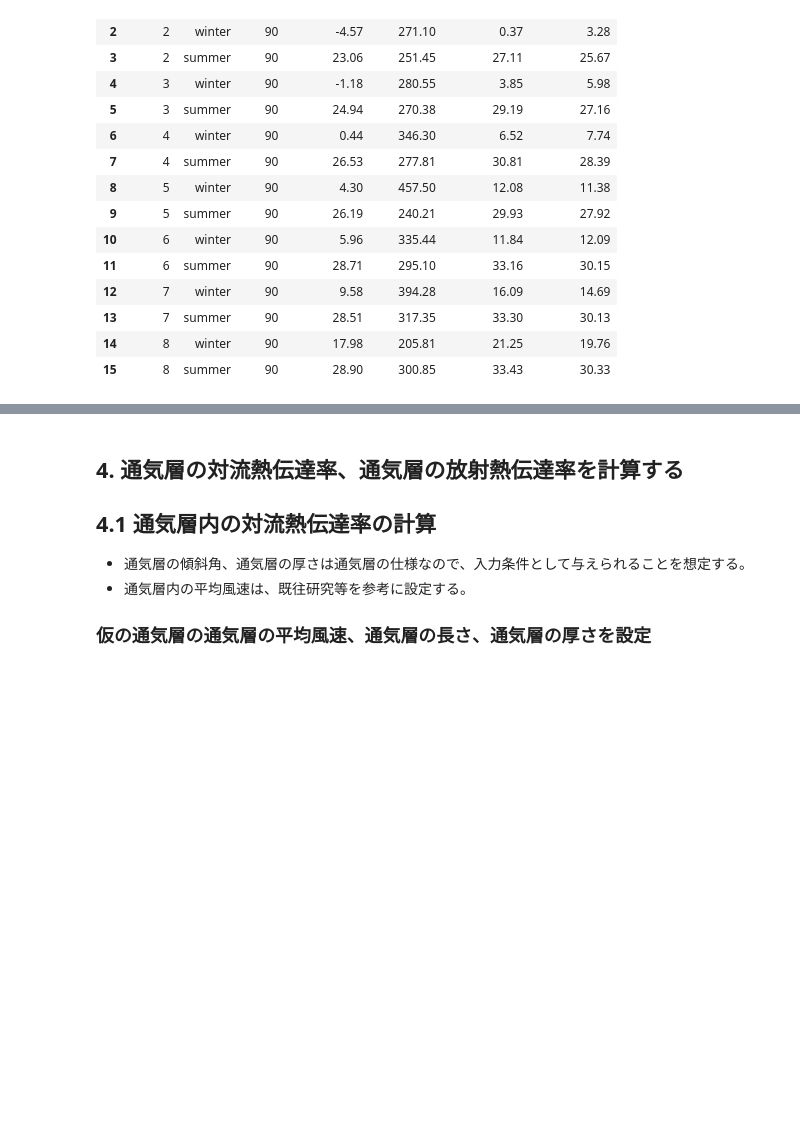
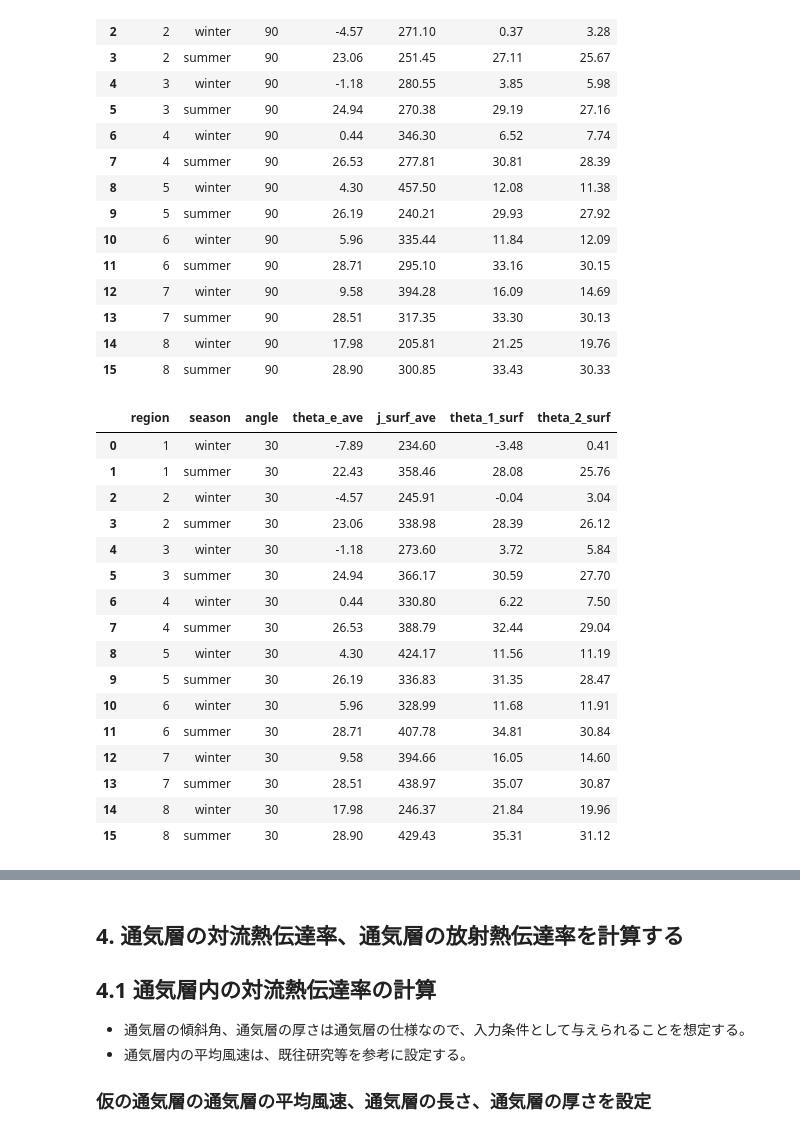
Before and after one commit to BRI-EES-House/03_ventilation_layer, a Jupyter notebook: ventilation_wall_boundary_condition.ipynb, the cells around one changed output, grey strips where cells are left out. Drawn from its saved outputs; the diff is of its cells as text; code cells hidden in the pictures; blank space fills up the shorter version.

```diff
--- a/ventilation_wall_boundary_condition.ipynb
+++ b/ventilation_wall_boundary_condition.ipynb
@@ -86,6 +87,25 @@ df_90 = bcc.add_ventilation_wall_surface_temperatures(df_90)
 # %%
 # 傾斜屋根（傾斜角30度）
 df_30 = bcc.add_ventilation_wall_surface_temperatures(df_30)
+df_30.style.set_precision(2)
+# %% [output]
+|  | region | season | angle | theta_e_ave | j_surf_ave | theta_1_surf | theta_2_surf |
+| 0 | 1 | winter | 30 | -7.89 | 234.60 | -3.48 | 0.41 |
+| 1 | 1 | summer | 30 | 22.43 | 358.46 | 28.08 | 25.76 |
+| 2 | 2 | winter | 30 | -4.57 | 245.91 | -0.04 | 3.04 |
+| 3 | 2 | summer | 30 | 23.06 | 338.98 | 28.39 | 26.12 |
+| 4 | 3 | winter | 30 | -1.18 | 273.60 | 3.72 | 5.84 |
+| 5 | 3 | summer | 30 | 24.94 | 366.17 | 30.59 | 27.70 |
+| 6 | 4 | winter | 30 | 0.44 | 330.80 | 6.22 | 7.50 |
+| 7 | 4 | summer | 30 | 26.53 | 388.79 | 32.44 | 29.04 |
+| 8 | 5 | winter | 30 | 4.30 | 424.17 | 11.56 | 11.19 |
+| 9 | 5 | summer | 30 | 26.19 | 336.83 | 31.35 | 28.47 |
+| 10 | 6 | winter | 30 | 5.96 | 328.99 | 11.68 | 11.91 |
+| 11 | 6 | summer | 30 | 28.71 | 407.78 | 34.81 | 30.84 |
+| 12 | 7 | winter | 30 | 9.58 | 394.66 | 16.05 | 14.60 |
+| 13 | 7 | summer | 30 | 28.51 | 438.97 | 35.07 | 30.87 |
+| 14 | 8 | winter | 30 | 17.98 | 246.37 | 21.84 | 19.96 |
+| 15 | 8 | summer | 30 | 28.90 | 429.43 | 35.31 | 31.12 |
 # %%
 # 陸屋根（傾斜角0度）
 df_0 = bcc.add_ventilation_wall_surface_temperatures(df_0)
```
Also changed, not shown: parts of 2 cells of this notebook.
